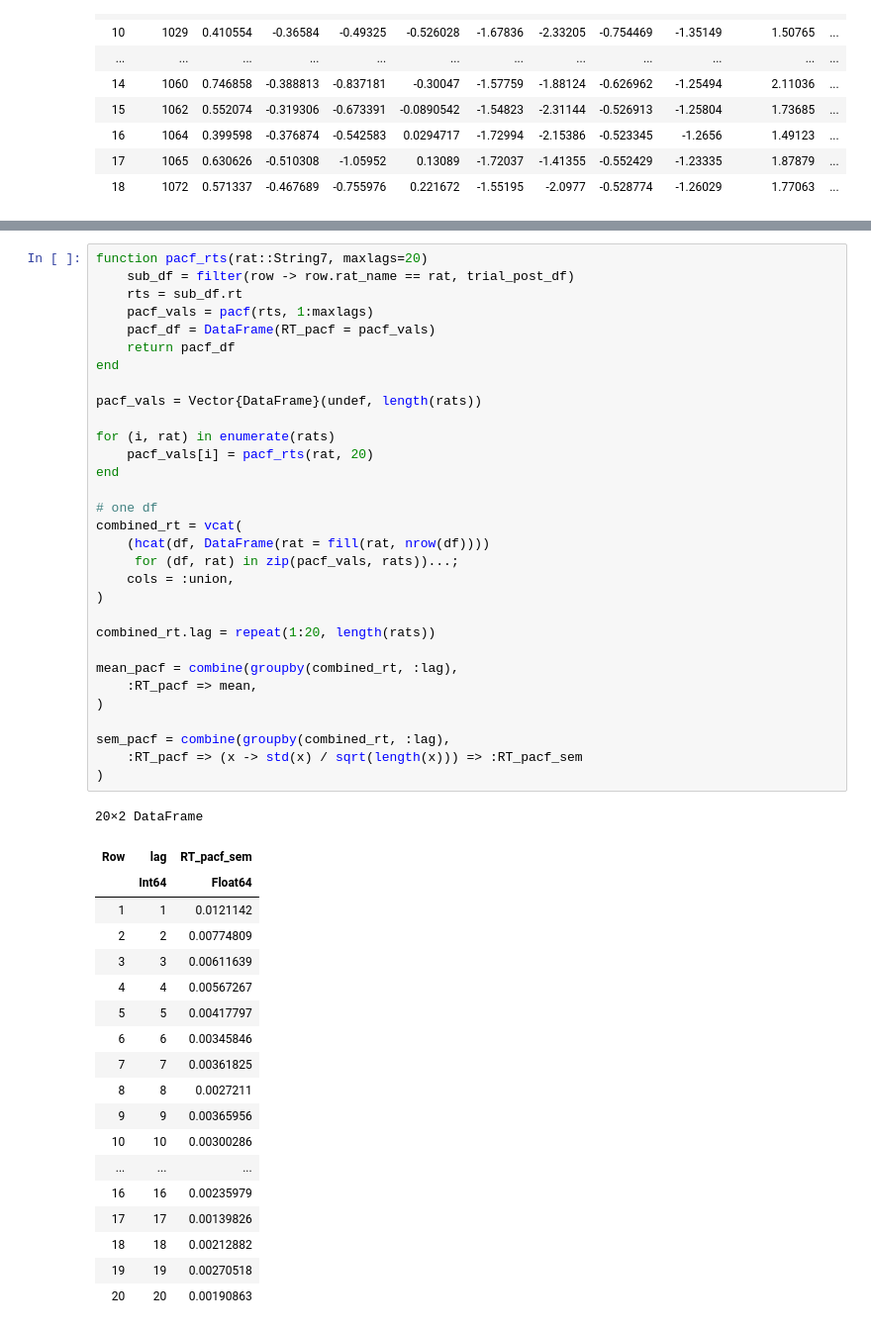
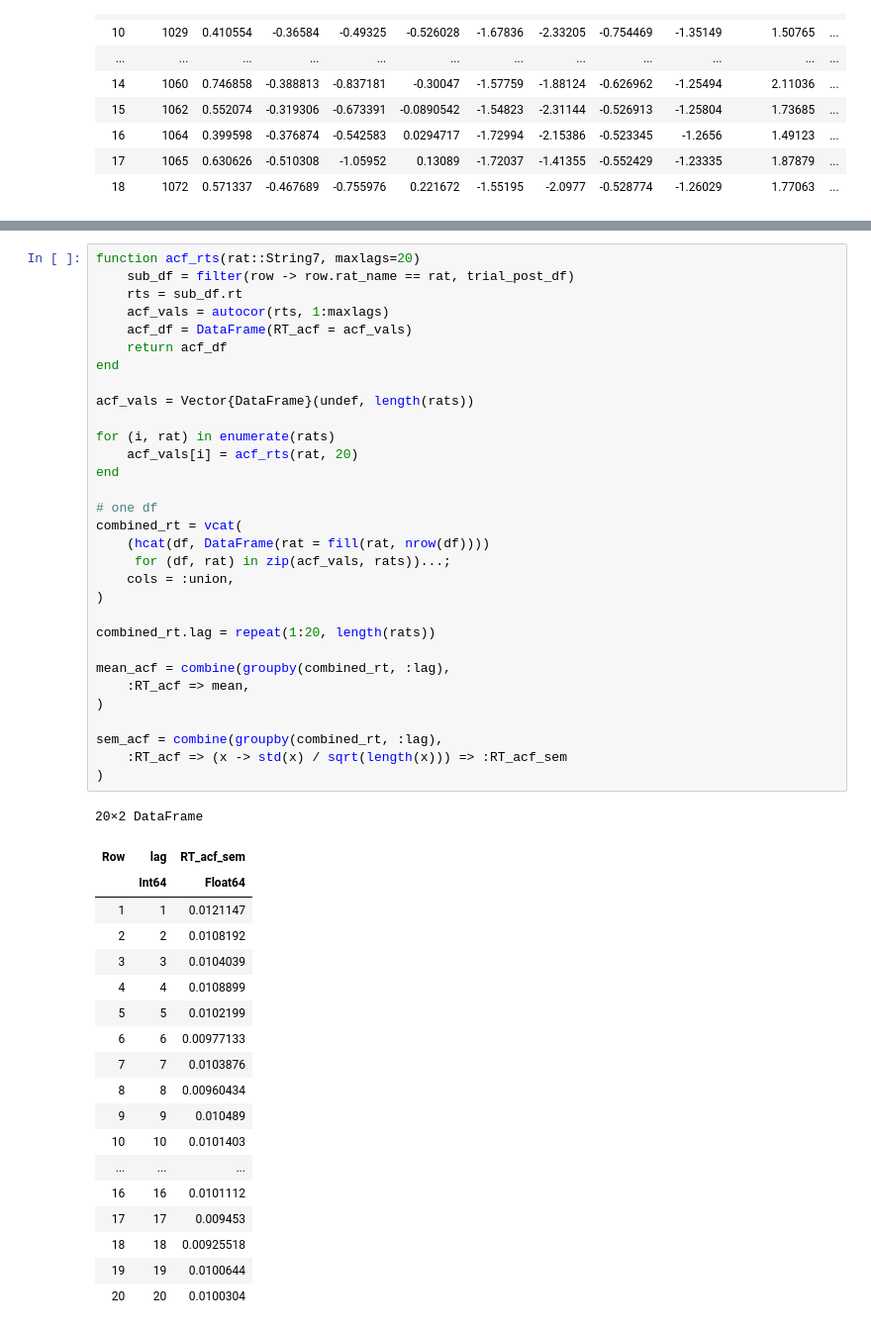
Before and after one commit to depasquale-lab/24_Hour_Behavior, a Jupyter notebook: notebooks/eDDM_posthoc.ipynb, the cells around one changed output, grey strips where cells are left out. Shown at 99% size. Saved outputs shown, nothing was run; the diff lists cells and outputs as text.

```diff
--- a/notebooks/eDDM_posthoc.ipynb
+++ b/notebooks/eDDM_posthoc.ipynb
@@ -166,52 +152,52 @@ ArgumentError: ArgumentError: column name "B_pacf_sem" not found in the data fra
 # %%
-function pacf_rts(rat::String7, maxlags=20)
+function acf_rts(rat::String7, maxlags=20)
     sub_df = filter(row -> row.rat_name == rat, trial_post_df)
     rts = sub_df.rt
-    pacf_vals = pacf(rts, 1:maxlags)
-    pacf_df = DataFrame(RT_pacf = pacf_vals)
-    return pacf_df
+    acf_vals = autocor(rts, 1:maxlags)
+    acf_df = DataFrame(RT_acf = acf_vals)
+    return acf_df
 end
 
-pacf_vals = Vector{DataFrame}(undef, length(rats))
+acf_vals = Vector{DataFrame}(undef, length(rats))
 
 for (i, rat) in enumerate(rats)
-    pacf_vals[i] = pacf_rts(rat, 20)
+    acf_vals[i] = acf_rts(rat, 20)
 end
 
 # one df
 combined_rt = vcat(
     (hcat(df, DataFrame(rat = fill(rat, nrow(df))))
-     for (df, rat) in zip(pacf_vals, rats))...;
+     for (df, rat) in zip(acf_vals, rats))...;
     cols = :union,
 )
 
 combined_rt.lag = repeat(1:20, length(rats))
 
-mean_pacf = combine(groupby(combined_rt, :lag),
-    :RT_pacf => mean,
+mean_acf = combine(groupby(combined_rt, :lag),
+    :RT_acf => mean,
 )
 
-sem_pacf = combine(groupby(combined_rt, :lag),
-    :RT_pacf => (x -> std(x) / sqrt(length(x))) => :RT_pacf_sem
+sem_acf = combine(groupby(combined_rt, :lag),
+    :RT_acf => (x -> std(x) / sqrt(length(x))) => :RT_acf_sem
 )
 # %% [output]
 20×2 DataFrame
-| Row | lag | RT_pacf_sem |
+| Row | lag | RT_acf_sem |
 |  | Int64 | Float64 |
-| 1 | 1 | 0.0121142 |
-| 2 | 2 | 0.00774809 |
-| 3 | 3 | 0.00611639 |
-| 4 | 4 | 0.00567267 |
-| 5 | 5 | 0.00417797 |
-| 6 | 6 | 0.00345846 |
-| 7 | 7 | 0.00361825 |
-| 8 | 8 | 0.0027211 |
-| 9 | 9 | 0.00365956 |
-| 10 | 10 | 0.00300286 |
+| 1 | 1 | 0.0121147 |
+| 2 | 2 | 0.0108192 |
+| 3 | 3 | 0.0104039 |
+| 4 | 4 | 0.0108899 |
+| 5 | 5 | 0.0102199 |
+| 6 | 6 | 0.00977133 |
+| 7 | 7 | 0.0103876 |
+| 8 | 8 | 0.00960434 |
+| 9 | 9 | 0.010489 |
+| 10 | 10 | 0.0101403 |
 | ... | ... | ... |
-| 16 | 16 | 0.00235979 |
-| 17 | 17 | 0.00139826 |
-| 18 | 18 | 0.00212882 |
-| 19 | 19 | 0.00270518 |
-| 20 | 20 | 0.00190863 |
+| 16 | 16 | 0.0101112 |
+| 17 | 17 | 0.009453 |
+| 18 | 18 | 0.00925518 |
+| 19 | 19 | 0.0100644 |
+| 20 | 20 | 0.0100304 |
 # %%
```
Also changed, not shown: parts of 8 cells of this notebook, 23 other files.
